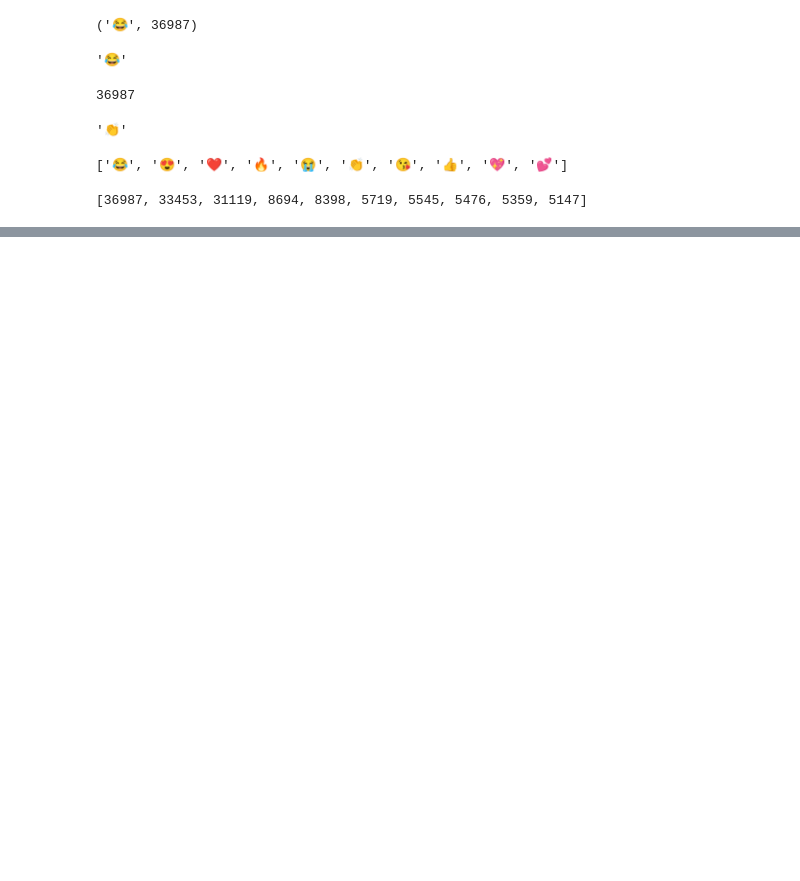
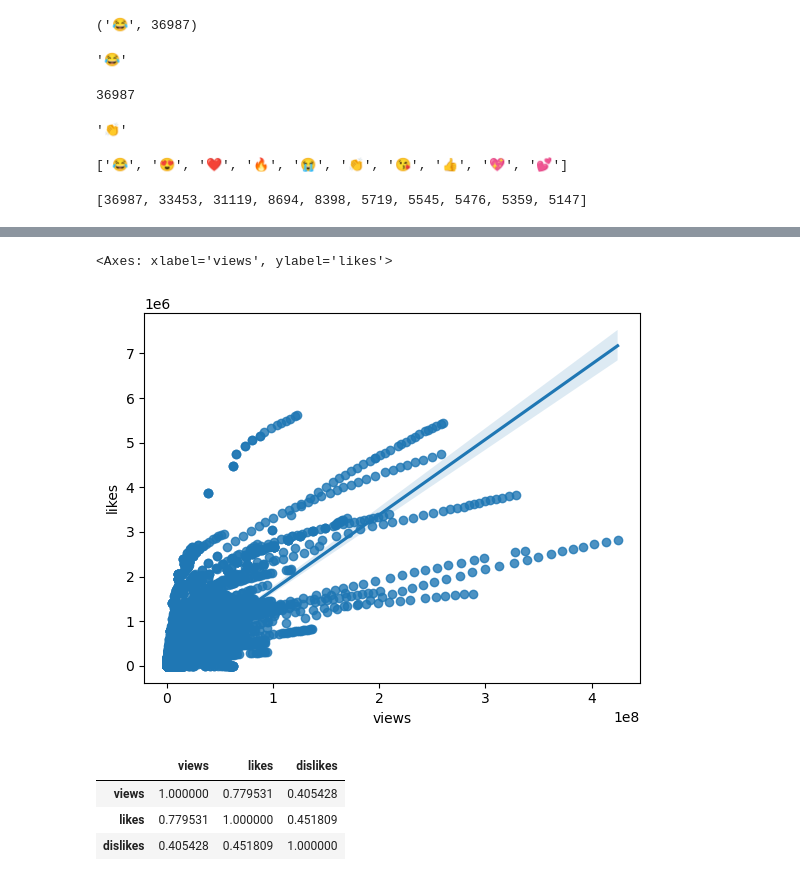
Before and after one commit to Satyam-Arya/Youtube_DataAnalysis, a Jupyter notebook: Youtube_analysis.ipynb, the cells around one changed output, grey strips where cells are left out. Cells and saved outputs as stored; diff of their text form; code cells hidden in the pictures; blank space fills up the shorter version.

```diff
--- a/Youtube_analysis.ipynb
+++ b/Youtube_analysis.ipynb
@@ -391,0 +579,12 @@ full_df.shape
+# %%
+sns.regplot(x='views', y='likes', data=full_df)
+# %% [output]
+<Axes: xlabel='views', ylabel='likes'>
+[figure, added]
+# %%
+full_df[['views', 'likes', 'dislikes']].corr()
+# %% [output]
+|  | views | likes | dislikes |
+| views | 1.000000 | 0.779531 | 0.405428 |
+| likes | 0.779531 | 1.000000 | 0.451809 |
+| dislikes | 0.405428 | 0.451809 | 1.000000 |
```
Also changed, not shown: parts of 40 cells of this notebook, 21 other files.
